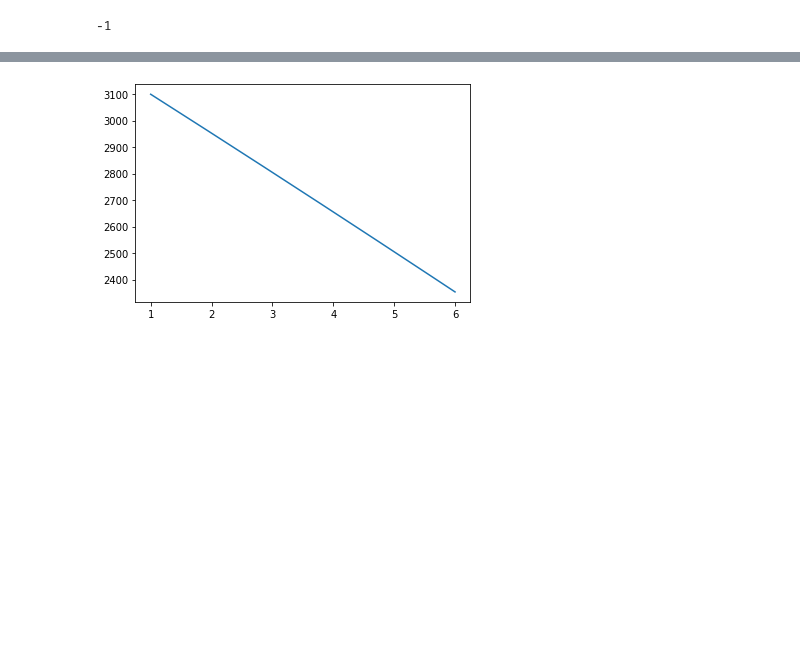
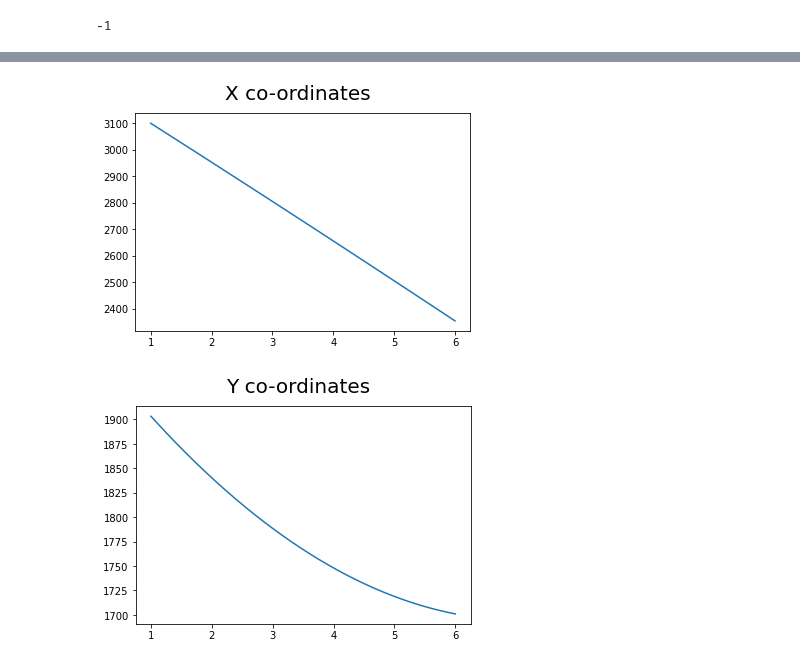
Before and after one commit to longeo/ImageWarpingPDEs, a Jupyter notebook: image_warper_opencv.ipynb, the cells around one changed output, grey strips where cells are left out. Drawn from its saved outputs; the diff is of its cells as text; code cells hidden in the pictures; blank space fills up the shorter version.

Commit message:
Plotted x and y coords as parametric

```diff
--- a/image_warper_opencv.ipynb
+++ b/image_warper_opencv.ipynb
@@ -45,7 +40,26 @@ poly1d([-5.71428571e-01, -1.45257143e+02,  3.24540000e+03])
+# %%
+# Fit line to x coordinates
+x = [1, 2, 3, 4, 5, 6]
+
+coefficients_x = np.polyfit(x, sl_x, 2);
+p_x = np.poly1d(coefficients_x);
+# %%
+# Fit line to y coordinates
+coefficients_y = np.polyfit(x, sl_y, 2);
+p_y = np.poly1d(coefficients_y);
 # %%
-# Plot x coordinates
+# Plot x and y coordinates
 t = np.linspace(1, 6, 200)
-plt.plot(t, p(t), '-')
+
+fig = plt.figure()
+plt.plot(t, p_x(t), '-')
+fig.suptitle('X co-ordinates', fontsize=20)
 plt.show()
+
+fig = plt.figure()
+plt.plot(t, p_y(t), '-')
+fig.suptitle('Y co-ordinates', fontsize=20)
+plt.show()
 # %% [output]
-[figure, old version]
+[figure, new version]
+[figure, added]
```
Also changed, not shown: parts of 5 cells of this notebook.
